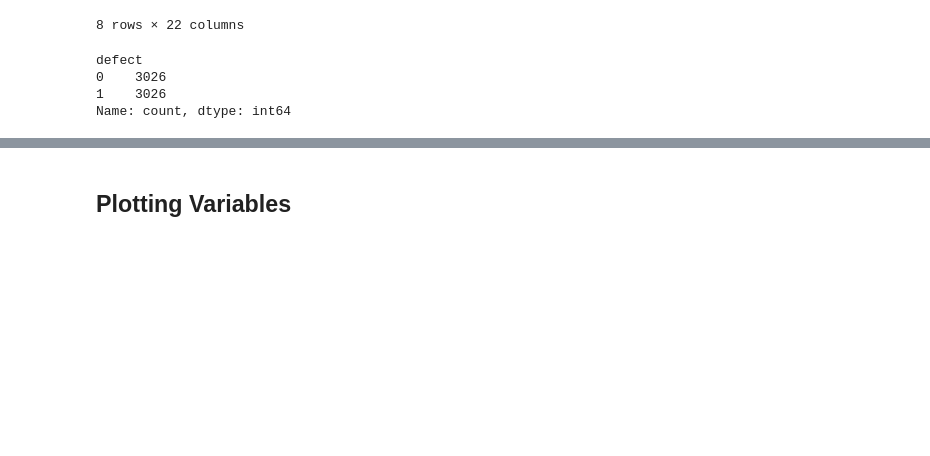
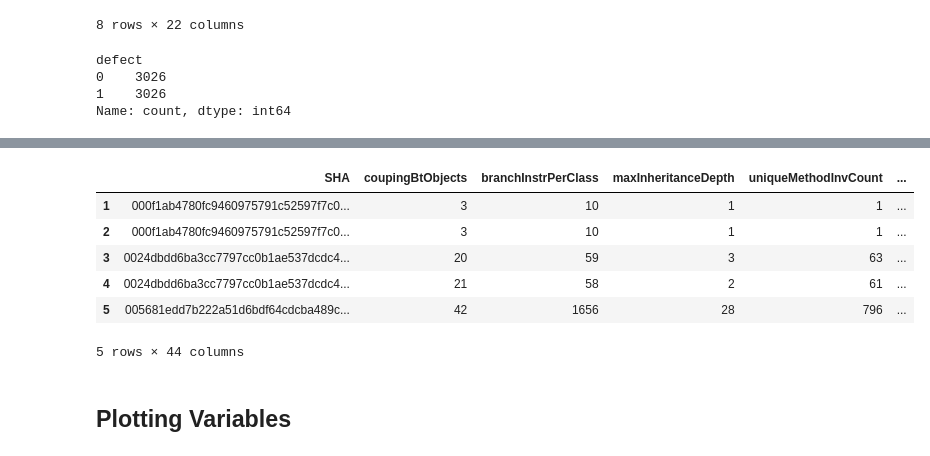
Before and after one commit to Snakekill88/AI_Tools_Final_Project, a Jupyter notebook: AI_Tools_Final_Project.ipynb, the cells around one changed output, grey strips where cells are left out. Cells and saved outputs as stored; diff of their text form; code cells hidden in the pictures; blank space fills up the shorter version.

```diff
--- a/AI_Tools_Final_Project.ipynb
+++ b/AI_Tools_Final_Project.ipynb
@@ -248,3 +289,15 @@ Name: count, Length: 68, dtype: int64
+# %%
+df_combined = pd.concat([metrics_dataframe_sorted, metrics_dataframe_difference_duplicated], axis=1)
+metrics_dataframe = df_combined
+metrics_dataframe.head()
+# %% [output]
+|  | SHA | coupingBtObjects | branchInstrPerClass | maxInheritanceDepth | uniqueMethodInvCount | ... |
+| 1 | 000f1ab4780fc9460975791c52597f7c0... | 3 | 10 | 1 | 1 | ... |
+| 2 | 000f1ab4780fc9460975791c52597f7c0... | 3 | 10 | 1 | 1 | ... |
+| 3 | 0024dbdd6ba3cc7797cc0b1ae537dcdc4... | 20 | 59 | 3 | 63 | ... |
+| 4 | 0024dbdd6ba3cc7797cc0b1ae537dcdc4... | 21 | 58 | 2 | 61 | ... |
+| 5 | 005681edd7b222a51d6bdf64cdcba489c... | 42 | 1656 | 28 | 796 | ... |
+5 rows × 44 columns
 # %% [markdown]
 ## Plotting Variables
 # %%
```
Also changed, not shown: parts of 20 cells of this notebook, 1 other file.
